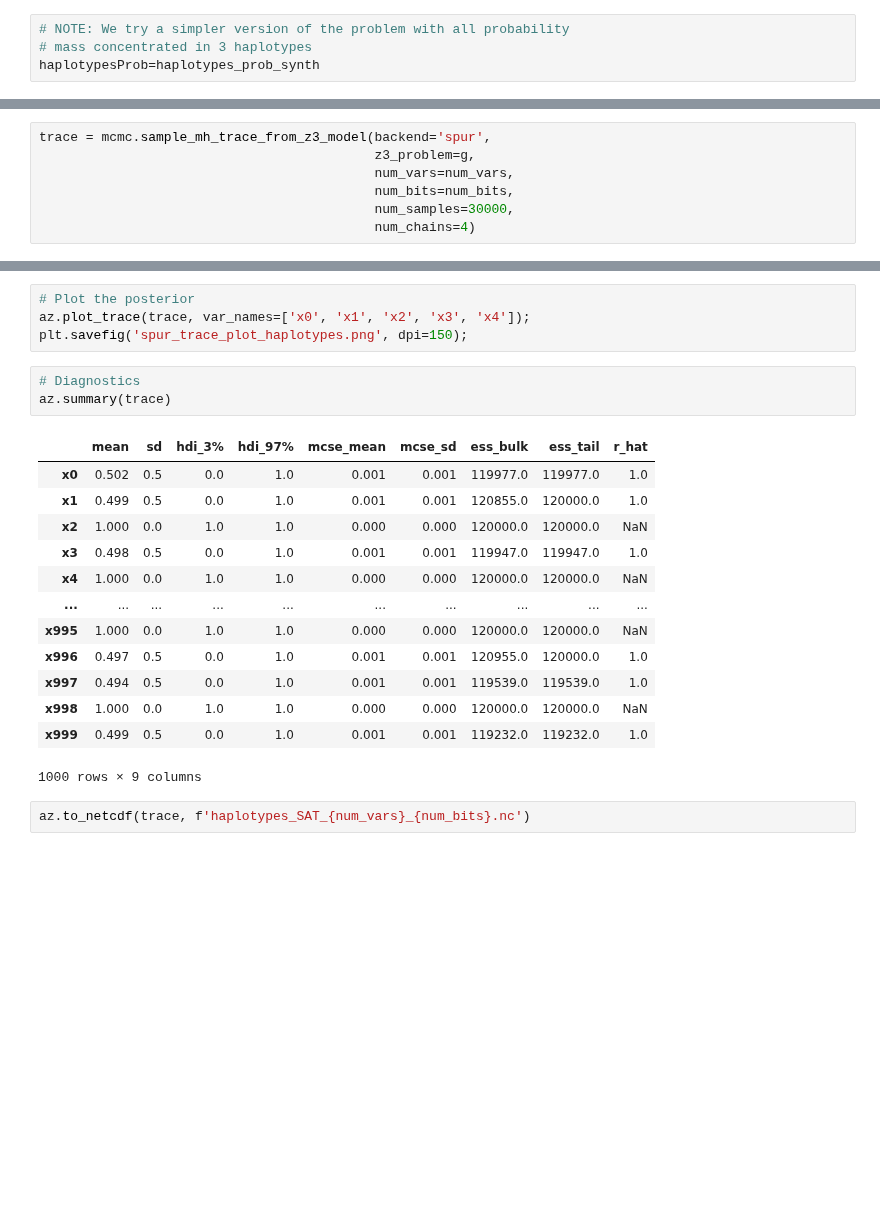
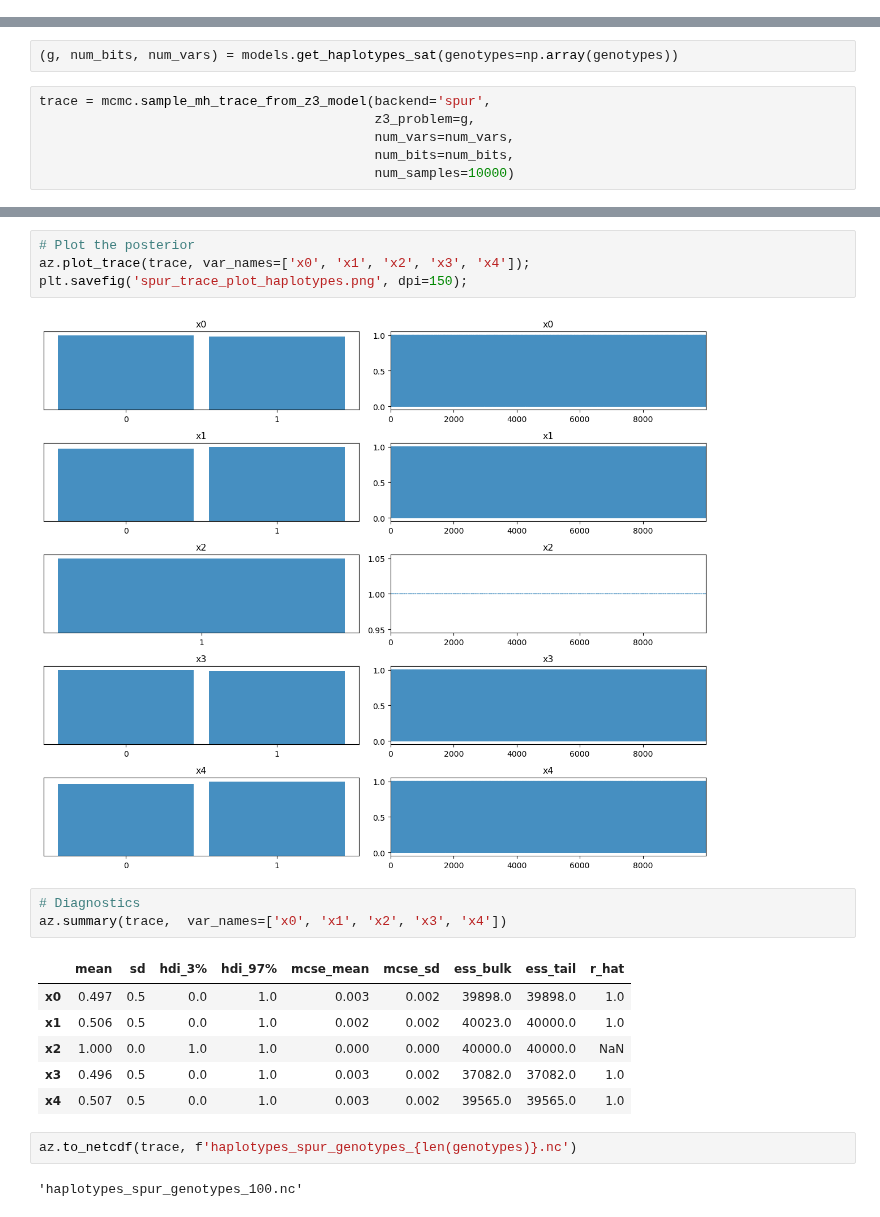
Before and after one commit to itu-square/sat-metropolis, a Jupyter notebook: experiments/sat/spur/haplotypes/haplotypes_SAT.ipynb, the cells around one changed output, grey strips where cells are left out. Cells and saved outputs as stored; diff of their text form; blank space fills up the shorter version.

Commit message:
removing temporary files and new execution of haplotypes with SPUR

```diff
--- a/experiments/sat/spur/haplotypes/haplotypes_SAT.ipynb
+++ b/experiments/sat/spur/haplotypes/haplotypes_SAT.ipynb
@@ -43,5 +31 @@ haplotypes_prob_synth = [
-# %%
-# NOTE: We try a simpler version of the problem with all probability
-# mass concentrated in 3 haplotypes
-haplotypesProb=haplotypes_prob_synth
 # %%
@@ -120,10 +62,11 @@ for i in range(100): # iterate over all genotypes
+# %%
+(g, num_bits, num_vars) = models.get_haplotypes_sat(genotypes=np.array(genotypes))
 # %%
 trace = mcmc.sample_mh_trace_from_z3_model(backend='spur',
                                            z3_problem=g,
                                            num_vars=num_vars,
                                            num_bits=num_bits,
-                                           num_samples=30000,
-                                           num_chains=4)
+                                           num_samples=10000)
 # %% [output]
 WARNING: No sample results file specified.
 Using default filename: "spur_input/samples_z3_problem.txt"
@@ -299,22 +109,19 @@ plt.show();
 # Plot the posterior
 az.plot_trace(trace, var_names=['x0', 'x1', 'x2', 'x3', 'x4']);
 plt.savefig('spur_trace_plot_haplotypes.png', dpi=150);
+# %% [output]
+[figure, added]
 # %%
 # Diagnostics
-az.summary(trace)
+az.summary(trace,  var_names=['x0', 'x1', 'x2', 'x3', 'x4'])
 # %% [output]
 |  | mean | sd | hdi_3% | hdi_97% | mcse_mean | mcse_sd | ess_bulk | ess_tail | r_hat |
-| x0 | 0.502 | 0.5 | 0.0 | 1.0 | 0.001 | 0.001 | 119977.0 | 119977.0 | 1.0 |
-| x1 | 0.499 | 0.5 | 0.0 | 1.0 | 0.001 | 0.001 | 120855.0 | 120000.0 | 1.0 |
-| x2 | 1.000 | 0.0 | 1.0 | 1.0 | 0.000 | 0.000 | 120000.0 | 120000.0 | NaN |
-| x3 | 0.498 | 0.5 | 0.0 | 1.0 | 0.001 | 0.001 | 119947.0 | 119947.0 | 1.0 |
-| x4 | 1.000 | 0.0 | 1.0 | 1.0 | 0.000 | 0.000 | 120000.0 | 120000.0 | NaN |
-| ... | ... | ... | ... | ... | ... | ... | ... | ... | ... |
-| x995 | 1.000 | 0.0 | 1.0 | 1.0 | 0.000 | 0.000 | 120000.0 | 120000.0 | NaN |
-| x996 | 0.497 | 0.5 | 0.0 | 1.0 | 0.001 | 0.001 | 120955.0 | 120000.0 | 1.0 |
-| x997 | 0.494 | 0.5 | 0.0 | 1.0 | 0.001 | 0.001 | 119539.0 | 119539.0 | 1.0 |
-| x998 | 1.000 | 0.0 | 1.0 | 1.0 | 0.000 | 0.000 | 120000.0 | 120000.0 | NaN |
-| x999 | 0.499 | 0.5 | 0.0 | 1.0 | 0.001 | 0.001 | 119232.0 | 119232.0 | 1.0 |
+| x0 | 0.497 | 0.5 | 0.0 | 1.0 | 0.003 | 0.002 | 39898.0 | 39898.0 | 1.0 |
+| x1 | 0.506 | 0.5 | 0.0 | 1.0 | 0.002 | 0.002 | 40023.0 | 40000.0 | 1.0 |
+| x2 | 1.000 | 0.0 | 1.0 | 1.0 | 0.000 | 0.000 | 40000.0 | 40000.0 | NaN |
+| x3 | 0.496 | 0.5 | 0.0 | 1.0 | 0.003 | 0.002 | 37082.0 | 37082.0 | 1.0 |
+| x4 | 0.507 | 0.5 | 0.0 | 1.0 | 0.003 | 0.002 | 39565.0 | 39565.0 | 1.0 |
-1000 rows × 9 columns
 # %%
-az.to_netcdf(trace, f'haplotypes_SAT_{num_vars}_{num_bits}.nc')
+az.to_netcdf(trace, f'haplotypes_spur_genotypes_{len(genotypes)}.nc')
+# %% [output]
+'haplotypes_spur_genotypes_100.nc'
```
Also changed, not shown: parts of 23 cells of this notebook.
